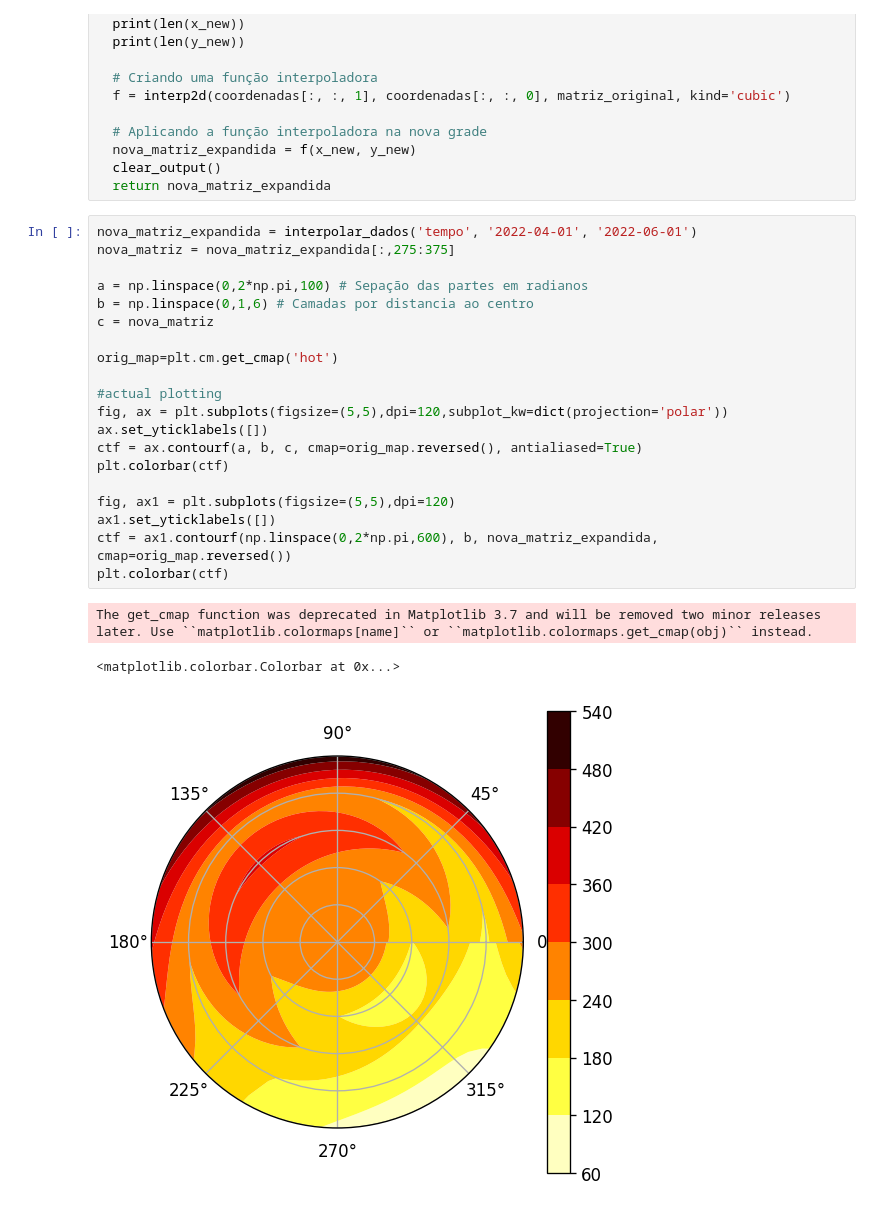
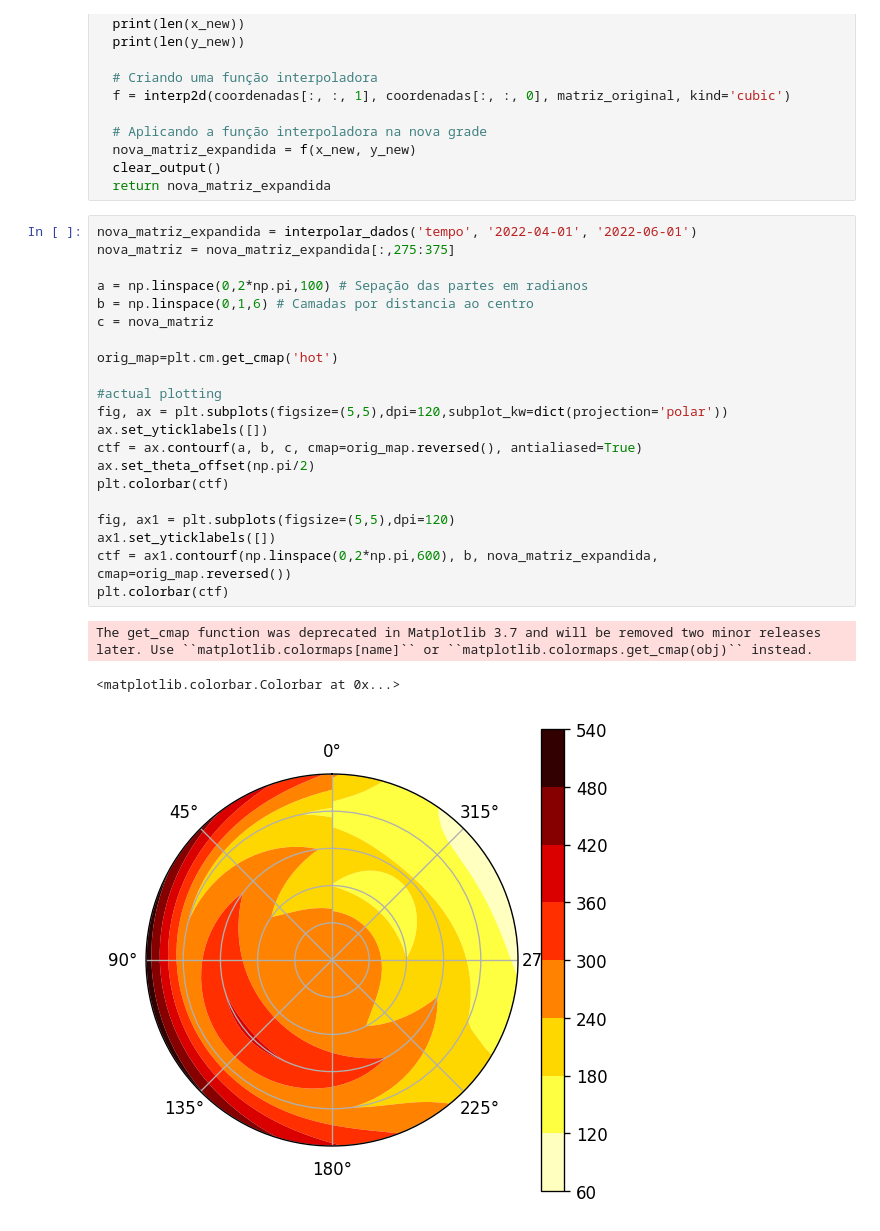
Before and after one commit to igordantasgf/analise_dados_microambientais, a Jupyter notebook: fly_eye_visualize.ipynb, the cells around one changed output. Cells and saved outputs as stored; diff of their text form.

```diff
--- a/fly_eye_visualize.ipynb
+++ b/fly_eye_visualize.ipynb
@@ -157,27 +157,28 @@ def interpolar_dados(metodo, inicio=None, fim=None):
 # %%
 nova_matriz_expandida = interpolar_dados('tempo', '2022-04-01', '2022-06-01')
 nova_matriz = nova_matriz_expandida[:,275:375]
 
 a = np.linspace(0,2*np.pi,100) # Sepação das partes em radianos
 b = np.linspace(0,1,6) # Camadas por distancia ao centro
 c = nova_matriz
 
 orig_map=plt.cm.get_cmap('hot')
 
 #actual plotting
 fig, ax = plt.subplots(figsize=(5,5),dpi=120,subplot_kw=dict(projection='polar'))
 ax.set_yticklabels([])
 ctf = ax.contourf(a, b, c, cmap=orig_map.reversed(), antialiased=True)
+ax.set_theta_offset(np.pi/2)
 plt.colorbar(ctf)
 
 fig, ax1 = plt.subplots(figsize=(5,5),dpi=120)
 ax1.set_yticklabels([])
 ctf = ax1.contourf(np.linspace(0,2*np.pi,600), b, nova_matriz_expandida, cmap=orig_map.reversed())
 plt.colorbar(ctf)
 # %% [output]
 The get_cmap function was deprecated in Matplotlib 3.7 and will be removed two minor releases later. Use ``matplotlib.colormaps[name]`` or ``matplotlib.colormaps.get_cmap(obj)`` instead.
 <matplotlib.colorbar.Colorbar at 0x...>
-[figure, old version]
+[figure, new version]
 [figure]
 # %%
 import matplotlib
```
Also changed, not shown: parts of 3 cells of this notebook.
